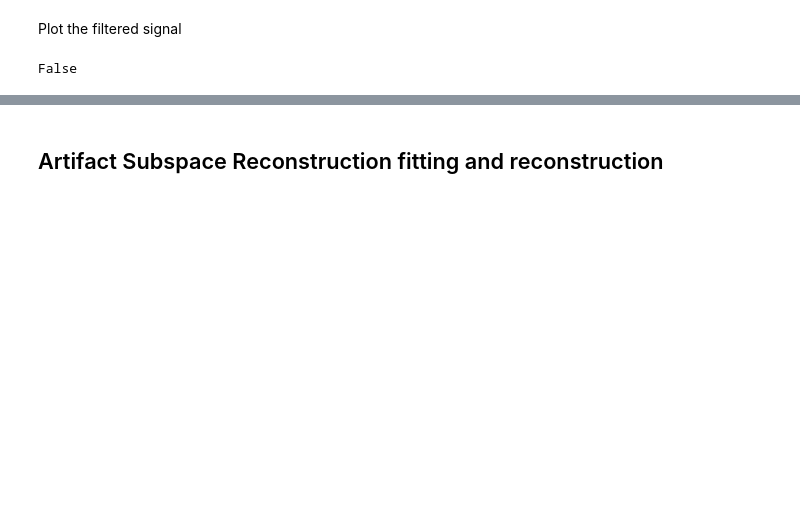
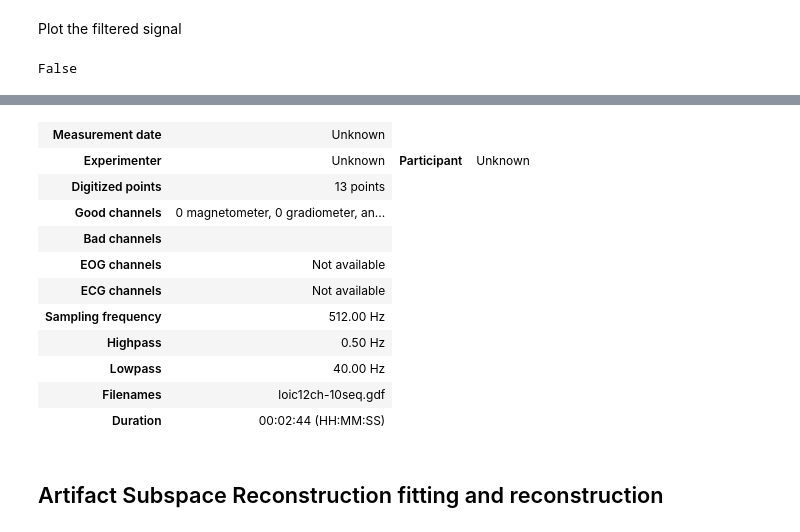
Before and after one commit to lokinou/p3k_offline_analysis, a Jupyter notebook: p300mne.ipynb, the cells around one changed output, grey strips where cells are left out. Cells and saved outputs as stored; diff of their text form; code cells hidden in the pictures; blank space fills up the shorter version.

```diff
--- a/p300mne.ipynb
+++ b/p300mne.ipynb
@@ -189,3 +252,20 @@ if apply_CSD:
+# %%
+new_bads = [raw.info['ch_names'][ch] for ch in rej_ch]
+raw.info['bads'].extend(new_bads)
+raw.pick_types(eeg=True)
+# %% [output]
+| Measurement date | Unknown |
+| Experimenter | Unknown | Participant | Unknown |
+| Digitized points | 13 points |
+| Good channels | 0 magnetometer, 0 gradiometer, an... |
+| Bad channels |  |
+| EOG channels | Not available |
+| ECG channels | Not available |
+| Sampling frequency | 512.00 Hz |
+| Highpass | 0.50 Hz |
+| Lowpass | 40.00 Hz |
+| Filenames | loic12ch-10seq.gdf |
+| Duration | 00:02:44 (HH:MM:SS) |
 # %% [markdown]
 ## Artifact Subspace Reconstruction fitting and reconstruction
 # %%
```
Also changed, not shown: parts of 62 cells of this notebook, 2 other files.
